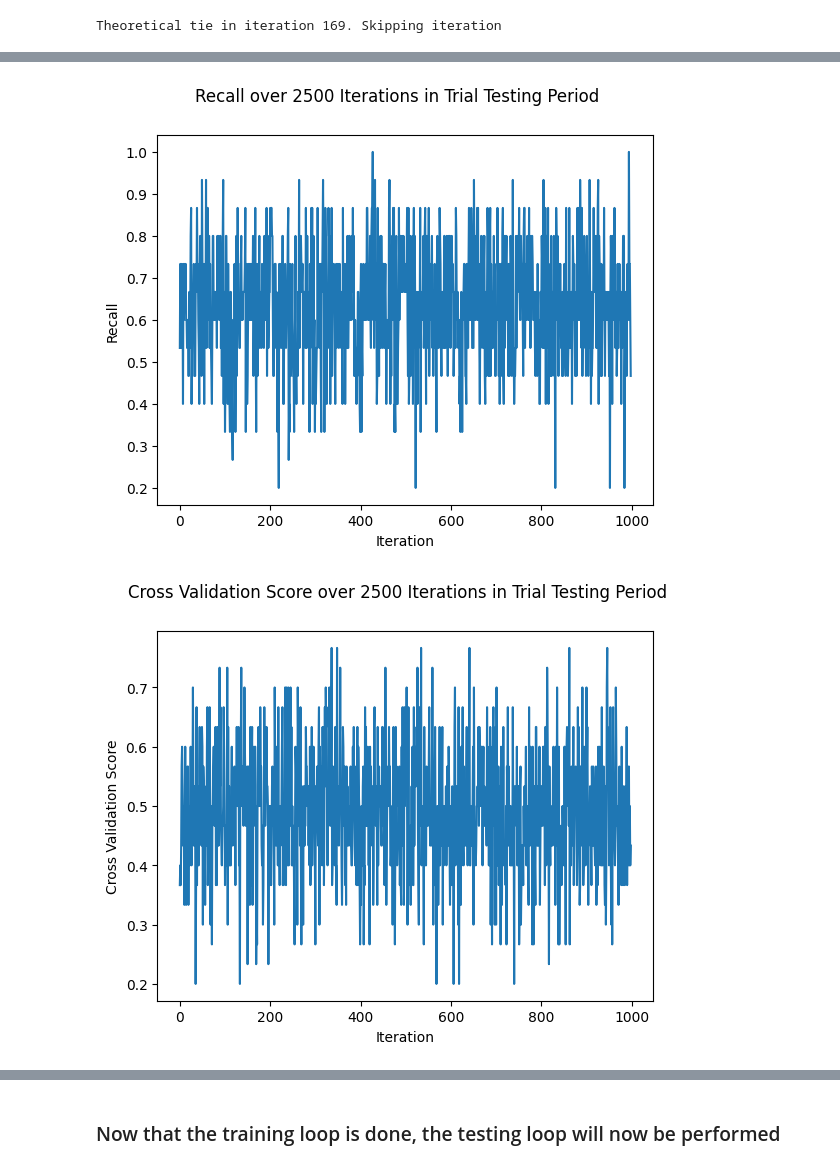
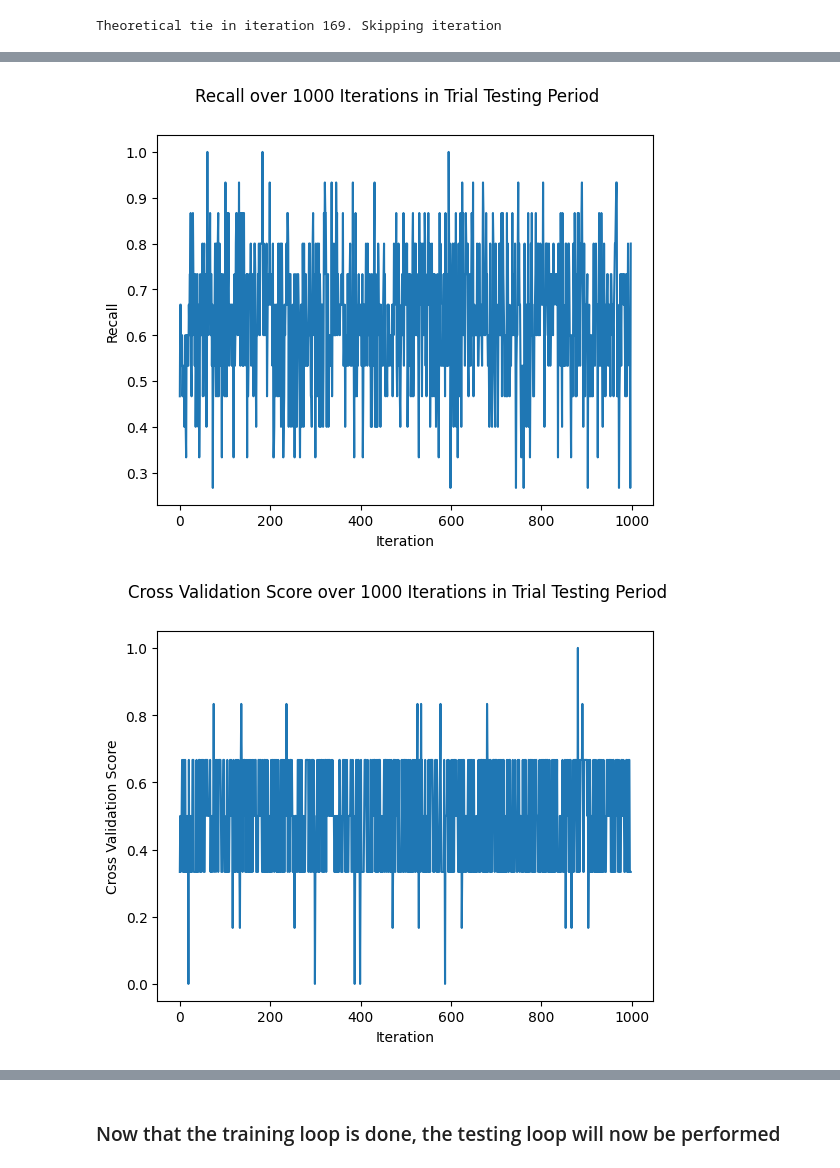
Before and after one commit to kjeeth04/NBA-pred, a Jupyter notebook: SGD.ipynb, the cells around one changed output, grey strips where cells are left out. Drawn from its saved outputs; the diff is of its cells as text; code cells hidden in the pictures.

```diff
--- a/SGD.ipynb
+++ b/SGD.ipynb
@@ -170,7 +170,7 @@ Theoretical tie in iteration 169. Skipping iteration
 # %%
 #Generating Dataframe using data from trial training
 def avg_cross_val(cross_val):
-    return np.mean(cross_val)
+    return np.median(cross_val)
 
 df_trial = pd.DataFrame()
 df_trial["Iteration"] = range(len(acc_list))
@@ -185,6 +185,6 @@ df_trial["Cross Validation Score"] = df_trial["Cross Validation Score"].apply(av
 for metric in ["Accuracy", "F1-Score", "Precision", "Recall", "Cross Validation Score"]:
     plt.figure()
     sns.lineplot(data = df_trial, x = "Iteration", y = metric)
-    plt.suptitle(f"{metric} over 2500 Iterations in Trial Testing Period")
+    plt.suptitle(f"{metric} over 1000 Iterations in Trial Testing Period")
     plt.savefig(f"./Figures/SGD/{metric}_trial_performance.png", dpi=100, bbox_inches = "tight")
 # %% [output]
@@ -194,3 +194,3 @@ for metric in ["Accuracy", "F1-Score", "Precision", "Recall", "Cross Validation
-[figure, old version]
+[figure, new version]
-[figure, old version]
+[figure, new version]
 # %% [markdown]
```
Also changed, not shown: parts of 26 cells of this notebook, 22 other files.
